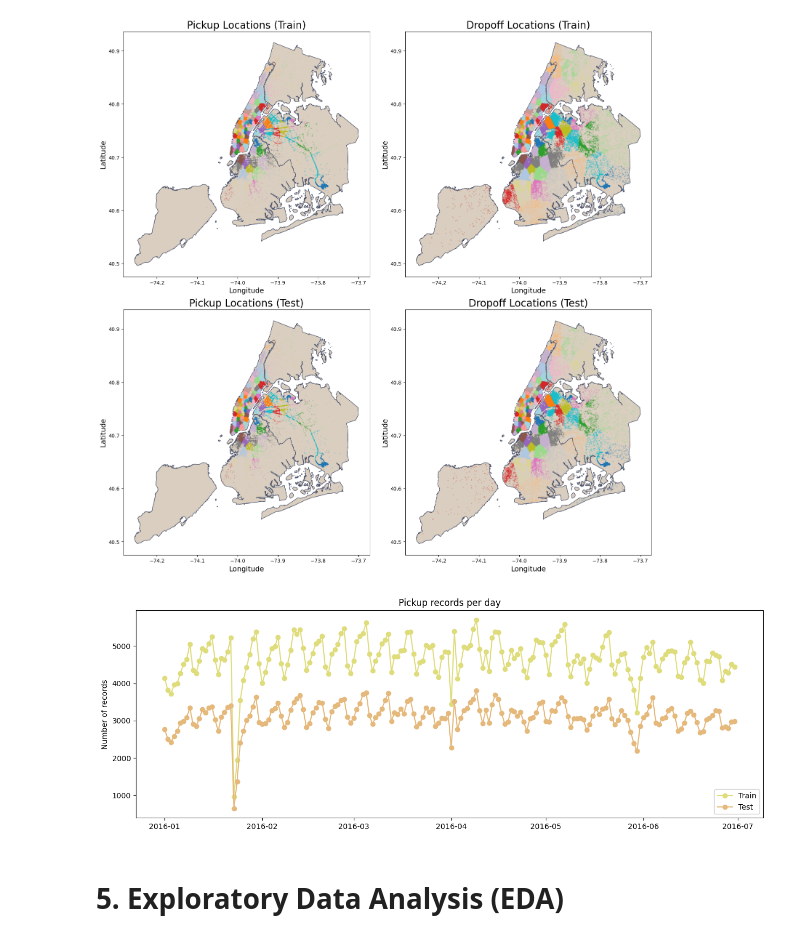
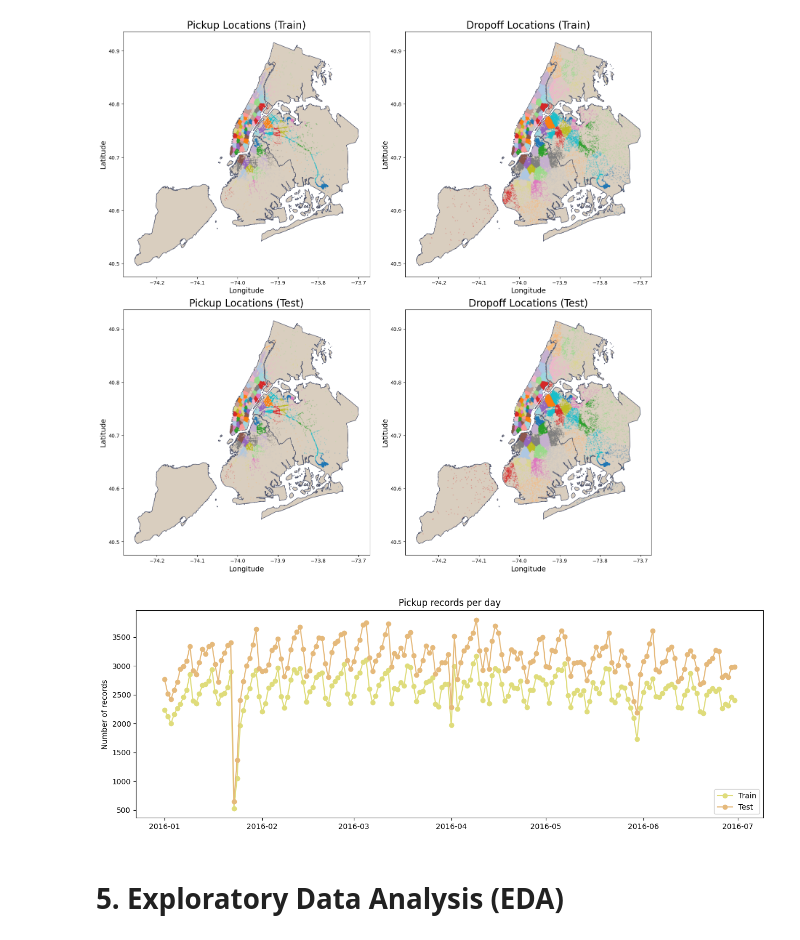
Before and after one commit to marcosbenicio/taxi-trip-regression, a Jupyter notebook: notebooks/taxi-trip-duration copy.ipynb, the cells around one changed output. Cells and saved outputs as stored; diff of their text form; code cells hidden in the pictures.

Commit message:
Working on EDA, feature visualization

```diff
--- a/notebooks/taxi-trip-duration copy.ipynb
+++ b/notebooks/taxi-trip-duration copy.ipynb
@@ -1145,15 +1174,15 @@ plt.show()
 # %%
 fig, axes = plt.subplots(1, 1, figsize=(15, 5))
 
-axes.plot(df_train_large.groupby('pickup_date')[['id']].agg(['count']), 'o-' , label = "Train", color = yellow)
+axes.plot(df_train.groupby('pickup_date')[['id']].agg(['count']), 'o-' , label = "Train", color = yellow)
 axes.plot(df_test.groupby('pickup_date')[['id']].agg(['count']), 'o-', label = "Test", color = orange)
 
 plt.title('Pickup records per day')
 plt.legend(loc ='lower right')
 plt.ylabel('Number of records')
 plt.show()
 # %% [output]
-[figure, old version]
+[figure, new version]
 # %% [markdown]
 # **5. Exploratory Data Analysis (EDA)**
 # %% [markdown]
```
Also changed, not shown: parts of 18 cells of this notebook.
